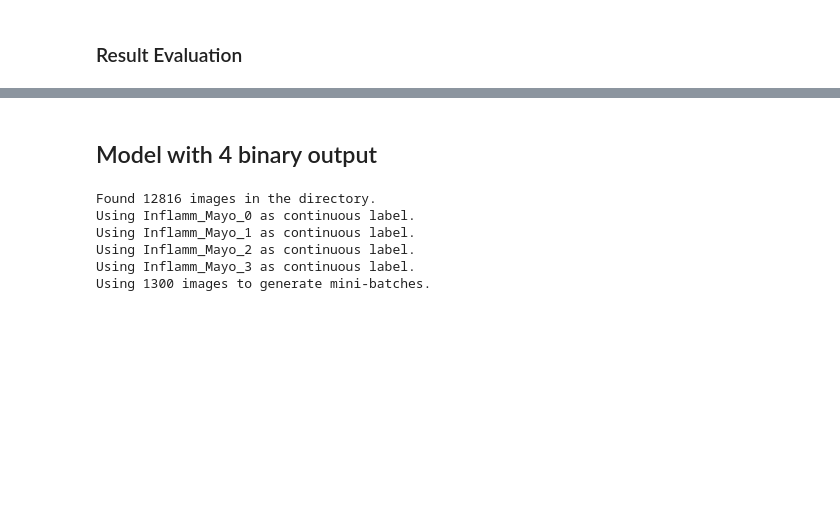
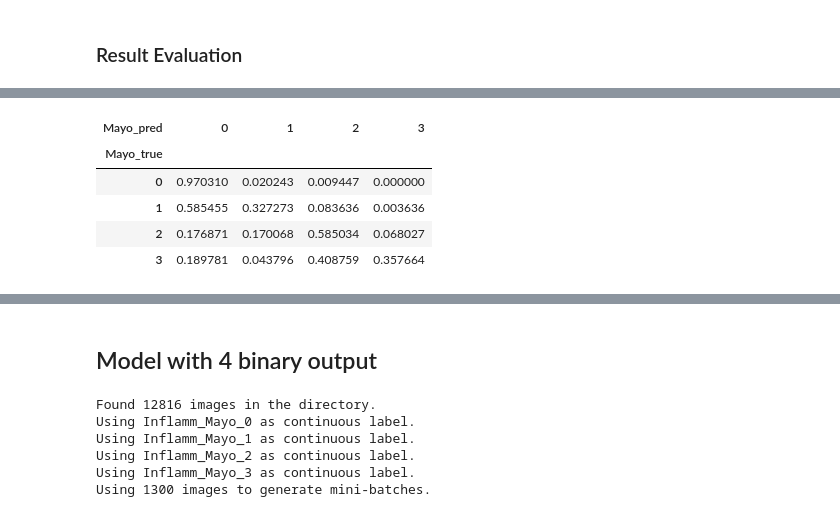
Before and after one commit to wenshuoliu/DLproj, a Jupyter notebook: UC_colonoscopy/phase2.ipynb, the cells around one changed output, grey strips where cells are left out. Cells and saved outputs as stored; diff of their text form; code cells hidden in the pictures; blank space fills up the shorter version.

```diff
--- a/UC_colonoscopy/phase2.ipynb
+++ b/UC_colonoscopy/phase2.ipynb
@@ -310,0 +414,9 @@ plot_roc(y_pred, y_true, classes=['split0_123', 'split01_23', 'split012_3'])
+# %%
+pd.crosstab(index=mayo_true, columns=mayo_pred, normalize='index')
+# %% [output]
+| Mayo_pred | 0 | 1 | 2 | 3 |
+| Mayo_true |  |  |  |  |
+| 0 | 0.970310 | 0.020243 | 0.009447 | 0.000000 |
+| 1 | 0.585455 | 0.327273 | 0.083636 | 0.003636 |
+| 2 | 0.176871 | 0.170068 | 0.585034 | 0.068027 |
+| 3 | 0.189781 | 0.043796 | 0.408759 | 0.357664 |
```
Also changed, not shown: parts of 37 cells of this notebook, 2 other files.
